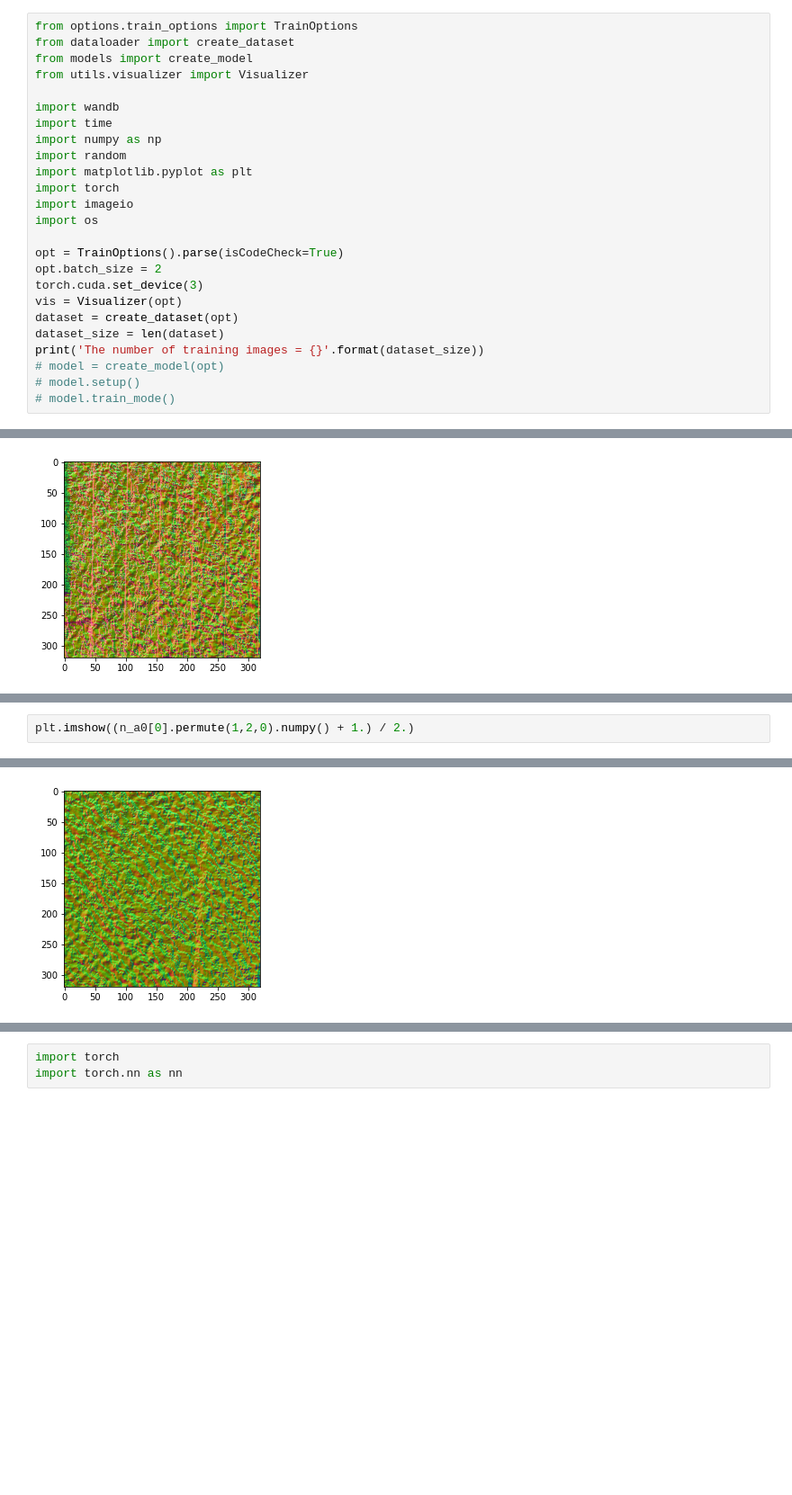
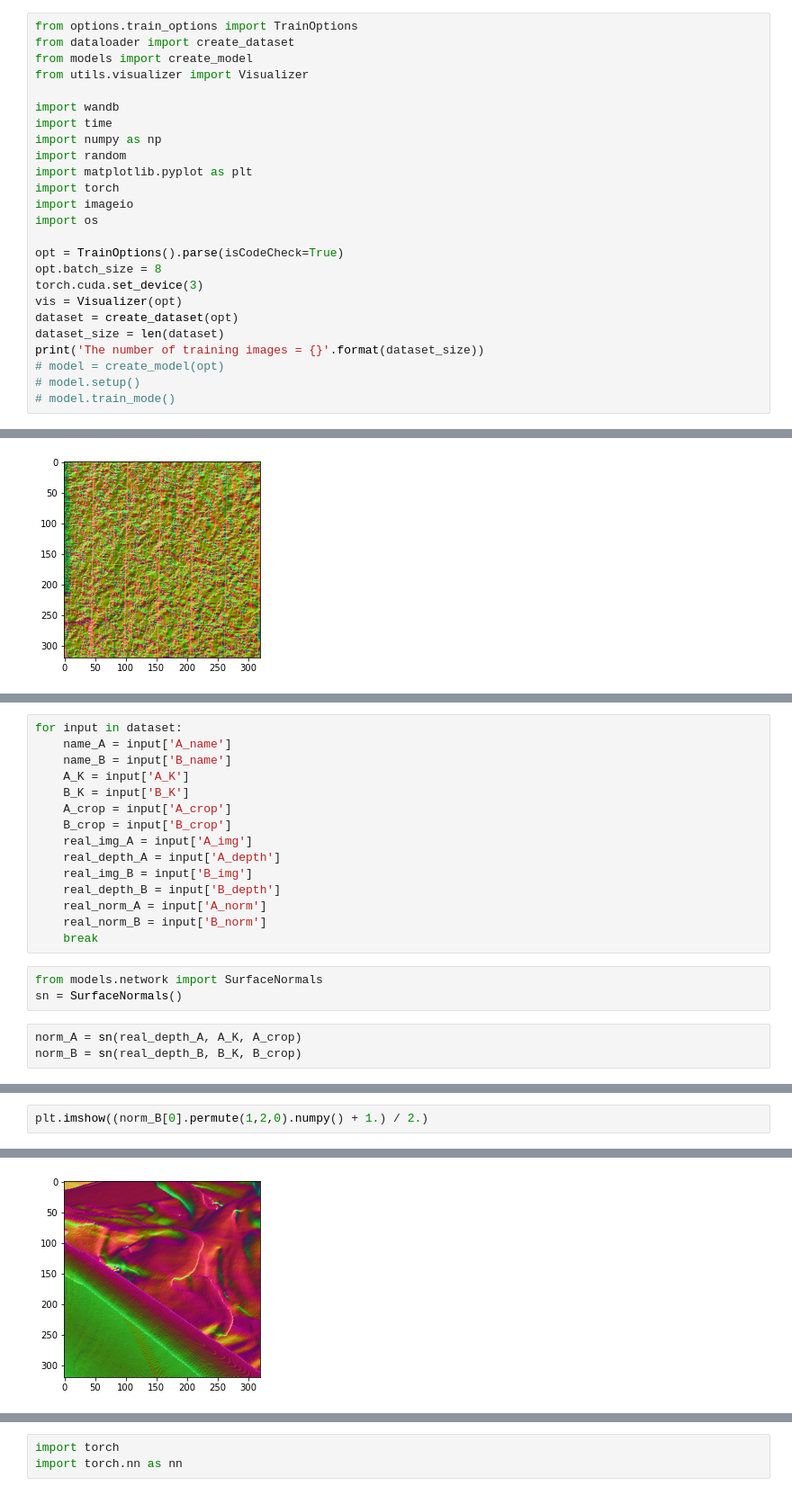
Before and after one commit to maxs-kan/my_cyclegan, a Jupyter notebook: code_check.ipynb, the cells around one changed output, grey strips where cells are left out. Shown at 90% size. Drawn from its saved outputs; the diff is of its cells as text; blank space fills up the shorter version.

Commit message:
stable new normals

```diff
--- a/code_check.ipynb
+++ b/code_check.ipynb
@@ -16,7 +16,7 @@ import imageio
 import os
 
 opt = TrainOptions().parse(isCodeCheck=True)
-opt.batch_size = 2
+opt.batch_size = 8
 torch.cuda.set_device(3)
 vis = Visualizer(opt)
 dataset = create_dataset(opt)
@@ -119,0 +109,21 @@ tensor(0.)
+# %%
+for input in dataset:
+    name_A = input['A_name']
+    name_B = input['B_name']
+    A_K = input['A_K']
+    B_K = input['B_K']
+    A_crop = input['A_crop']
+    B_crop = input['B_crop']
+    real_img_A = input['A_img']
+    real_depth_A = input['A_depth']
+    real_img_B = input['B_img']
+    real_depth_B = input['B_depth']
+    real_norm_A = input['A_norm']
+    real_norm_B = input['B_norm']
+    break
+# %%
+from models.network import SurfaceNormals
+sn = SurfaceNormals()
+# %%
+norm_A = sn(real_depth_A, A_K, A_crop)
+norm_B = sn(real_depth_B, B_K, B_crop)
@@ -120,6 +154,6 @@ tensor(0.)
 # %%
-plt.imshow((n_a0[0].permute(1,2,0).numpy() + 1.) / 2.)
+plt.imshow((norm_B[0].permute(1,2,0).numpy() + 1.) / 2.)
 # %% [output]
 <matplotlib.image.AxesImage at 0x...>
-[figure, old version]
+[figure, new version]
 # %%
```
Also changed, not shown: parts of 9 cells of this notebook, 6 other files.
